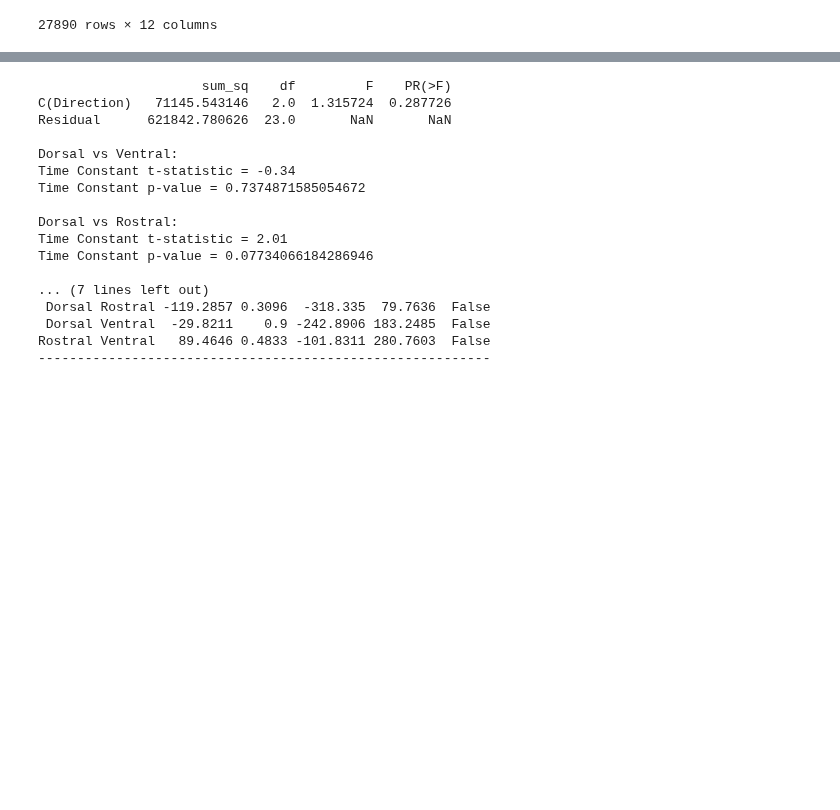
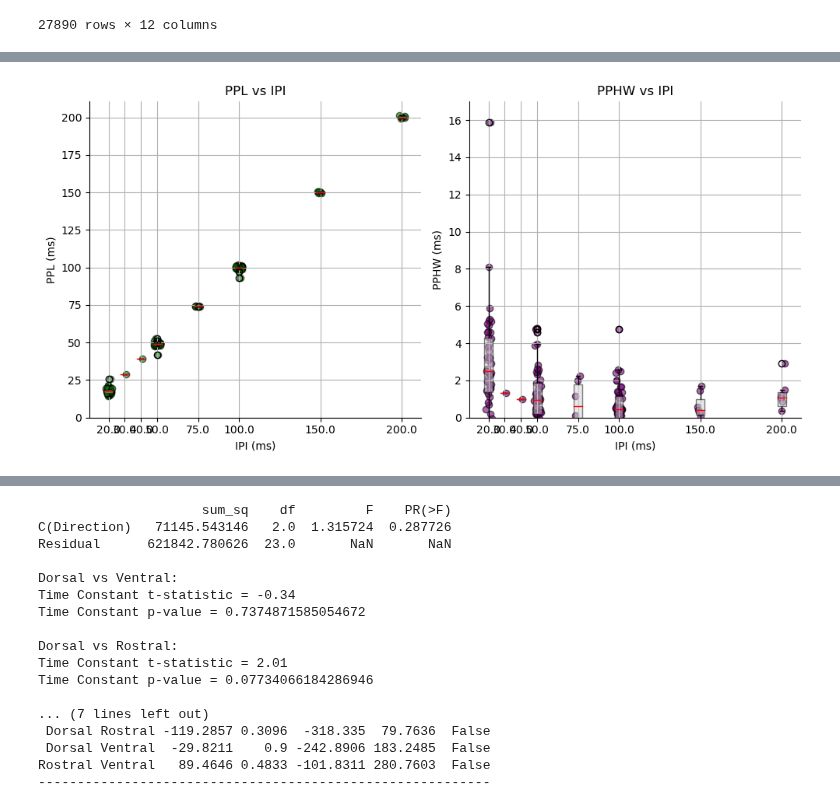
Before and after one commit to john-judge/TSM-to-ZDA, a Jupyter notebook: PPR_PV_anna_Nov2025.ipynb, the cells around one changed output, grey strips where cells are left out. Cells and saved outputs as stored; diff of their text form; code cells hidden in the pictures; blank space fills up the shorter version.

```diff
--- a/PPR_PV_anna_Nov2025.ipynb
+++ b/PPR_PV_anna_Nov2025.ipynb
@@ -393,3 +290,45 @@ See: https://matplotlib.org/users/legend_guide.html#creating-artists-specificall
+# %%
+
+# plot scatter plot of PPL vs IPI and PPHW vs IPI
+import matplotlib.pyplot as plt
+plt.figure(figsize=(10, 5))
+plt.subplot(1, 2, 1)
+plt.scatter(grouped['IPI'] + x_jitter * 2, grouped['PPL'], alpha=0.6, color='green', edgecolors='k')
+plt.xlabel('IPI (ms)')
+plt.ylabel('PPL (ms)')
+plt.grid(True)
+plt.gca().spines['top'].set_visible(False)
+plt.gca().spines['right'].set_visible(False)
+plt.ylim(0, None)
+plt.title('PPL vs IPI')
+
+plt.subplot(1, 2, 2)
+plt.scatter(grouped['IPI'] + x_jitter * 2, grouped['PPHW'], alpha=0.6, color='purple', edgecolors='k')
+plt.xlabel('IPI (ms)')
+plt.ylabel('PPHW (ms)')
+plt.grid(True)
+plt.gca().spines['top'].set_visible(False)
+plt.gca().spines['right'].set_visible(False)
+plt.ylim(0, None)
+plt.title('PPHW vs IPI')
+
+# boxplot overlay of grouped data for PPL
+plt.subplot(1, 2, 1)
+plt.boxplot([grouped[grouped['IPI'] == ipi]['PPL'].dropna() for ipi in sorted(grouped['IPI'].unique())],
+            positions=sorted(grouped['IPI'].unique()), widths=5, patch_artist=True,
+            boxprops=dict(facecolor='lightgray', color='black', alpha=0.5),
+            medianprops=dict(color='red'))
+# boxplot overlay of grouped data for PPHW
+plt.subplot(1, 2, 2)
+plt.boxplot([grouped[grouped['IPI'] == ipi]['PPHW'].dropna() for ipi in sorted(grouped['IPI'].unique())],
+            positions=sorted(grouped['IPI'].unique()), widths=5, patch_artist=True,
+            boxprops=dict(facecolor='lightgray', color='black', alpha=0.5),
+            medianprops=dict(color='red'))
+
+plt.tight_layout()
+plt.show()
+# %% [output]
+[figure, added]
 # %%
 # use ttest_ind_from_stats to see if the PPD recovery is significantly differnent
 # between medial, lateral, caudal, and rostral
```
Also changed, not shown: parts of 8 cells of this notebook.
